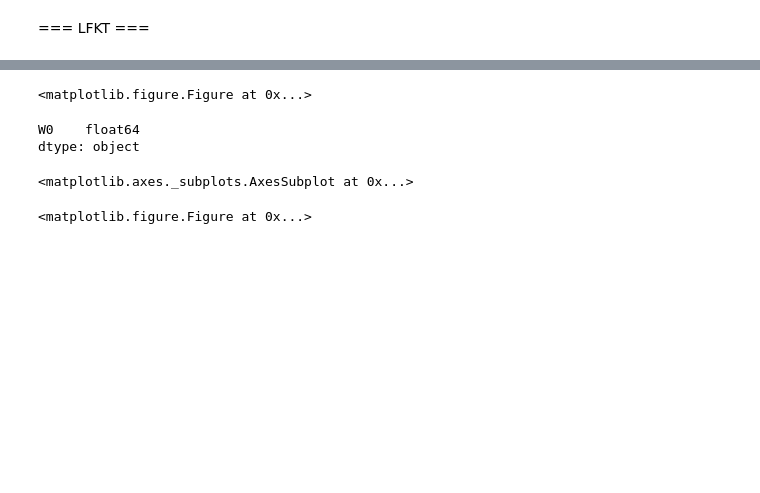
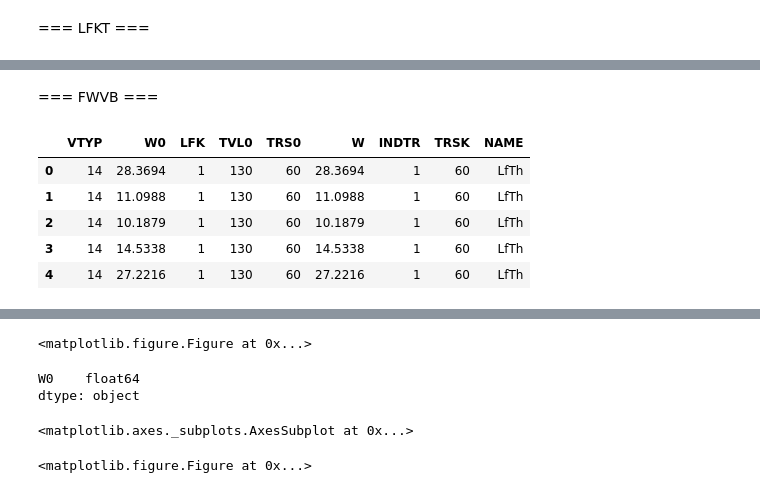
Before and after one commit to aw3s/PT3S, a Jupyter notebook: nb/XmWithPandas.ipynb, the cells around one changed output, grey strips where cells are left out. Saved outputs shown, nothing was run; the diff lists cells and outputs as text; code cells hidden in the pictures; blank space fills up the shorter version.

```diff
--- a/nb/XmWithPandas.ipynb
+++ b/nb/XmWithPandas.ipynb
@@ -153,2 +30,11 @@ dtype: object
+# %% [markdown]
+=== FWVB ===
 # %%
-#vFWVB[['tk','pk_x_x','BESCHREIBUNG_x','W0','LFK','TVL0','TRS0','INDTR','VTYP','NAME','INDLAST','LF_stat','LF_min','LF_max']].sort_values(by=['W0'],ascending=False).head(5)
+xm.vFWVB[['VTYP','W0','LFK','TVL0','TRS0','W','INDTR','TRSK','NAME']].head(5)
+# %% [output]
+|  | VTYP | W0 | LFK | TVL0 | TRS0 | W | INDTR | TRSK | NAME |
+| 0 | 14 | 28.3694 | 1 | 130 | 60 | 28.3694 | 1 | 60 | LfTh |
+| 1 | 14 | 11.0988 | 1 | 130 | 60 | 11.0988 | 1 | 60 | LfTh |
+| 2 | 14 | 10.1879 | 1 | 130 | 60 | 10.1879 | 1 | 60 | LfTh |
+| 3 | 14 | 14.5338 | 1 | 130 | 60 | 14.5338 | 1 | 60 | LfTh |
+| 4 | 14 | 27.2216 | 1 | 130 | 60 | 27.2216 | 1 | 60 | LfTh |
```
Also changed, not shown: parts of 32 cells of this notebook, 1 other file.
